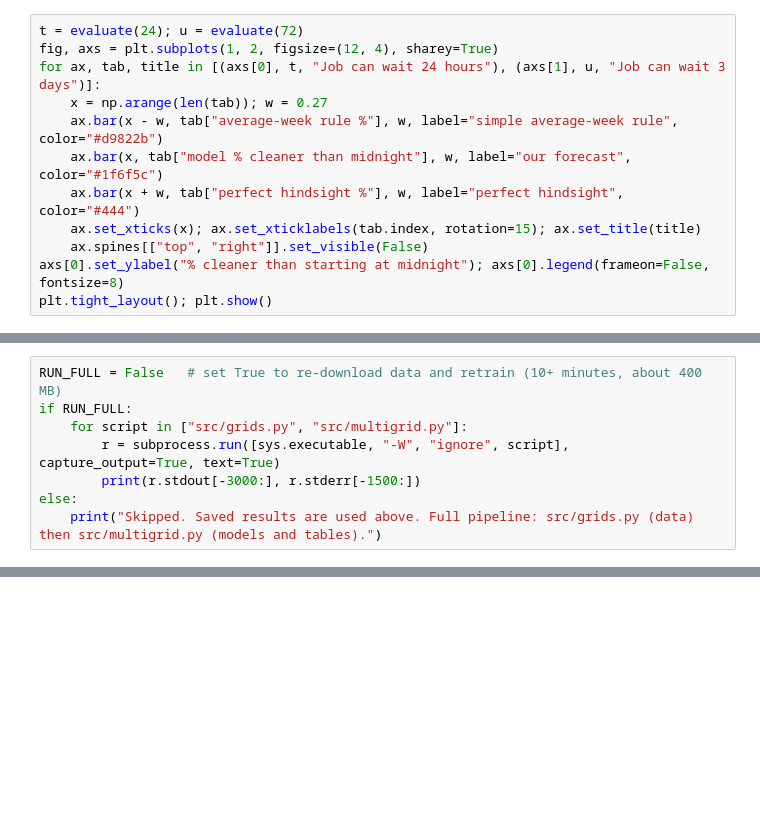
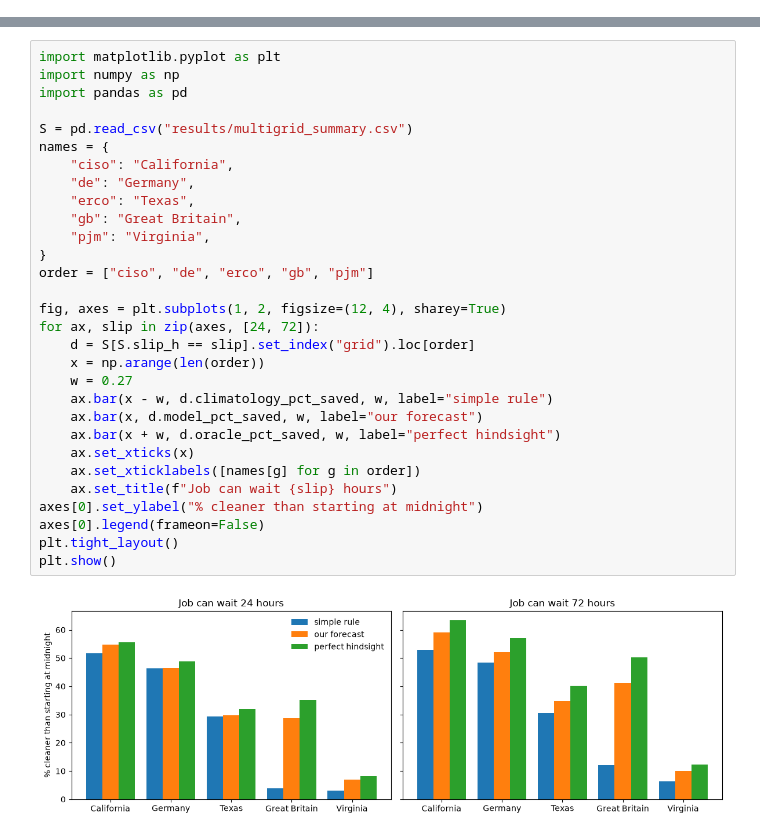
Before and after one commit to Harshal623/clean-hour, a Jupyter notebook: notebooks/clean_hour_colab.ipynb, the cells around one changed output, grey strips where cells are left out. Drawn from its saved outputs; the diff is of its cells as text; blank space fills up the shorter version.

Commit message:
Colab notebook now shows all code (writefile cells), retrains from bundled data; README mentions custom run time
Co-Authored-By: Claude Sonnet 5.5 <noreply@anthropic.com>

```diff
--- a/notebooks/clean_hour_colab.ipynb
+++ b/notebooks/clean_hour_colab.ipynb
@@ -122,12 +0,0 @@ Great Britain                120.0         93.3        115.4   85.5    77.9
-# %%
-t = evaluate(24); u = evaluate(72)
-fig, axs = plt.subplots(1, 2, figsize=(12, 4), sharey=True)
-for ax, tab, title in [(axs[0], t, "Job can wait 24 hours"), (axs[1], u, "Job can wait 3 days")]:
-    x = np.arange(len(tab)); w = 0.27
-    ax.bar(x - w, tab["average-week rule %"], w, label="simple average-week rule", color="#d9822b")
-    ax.bar(x, tab["model % cleaner than midnight"], w, label="our forecast", color="#1f6f5c")
-    ax.bar(x + w, tab["perfect hindsight %"], w, label="perfect hindsight", color="#444")
-    ax.set_xticks(x); ax.set_xticklabels(tab.index, rotation=15); ax.set_title(title)
-    ax.spines[["top", "right"]].set_visible(False)
-axs[0].set_ylabel("% cleaner than starting at midnight"); axs[0].legend(frameon=False, fontsize=8)
-plt.tight_layout(); plt.show()
@@ -183,8 +0,0 @@ App loaded OK. To open it locally run:  python app/app.py   then visit http://12
-# %%
-RUN_FULL = False   # set True to re-download data and retrain (10+ minutes, about 400 MB)
-if RUN_FULL:
-    for script in ["src/grids.py", "src/multigrid.py"]:
-        r = subprocess.run([sys.executable, "-W", "ignore", script], capture_output=True, text=True)
-        print(r.stdout[-3000:], r.stderr[-1500:])
-else:
-    print("Skipped. Saved results are used above. Full pipeline: src/grids.py (data) then src/multigrid.py (models and tables).")
@@ -195,0 +1341,32 @@ EIA-930 grid data (https://www.eia.gov/electricity/gridmonitor/), Energy-Charts
+# %%
+import matplotlib.pyplot as plt
+import numpy as np
+import pandas as pd
+
+S = pd.read_csv("results/multigrid_summary.csv")
+names = {
+    "ciso": "California",
+    "de": "Germany",
+    "erco": "Texas",
+    "gb": "Great Britain",
+    "pjm": "Virginia",
+}
+order = ["ciso", "de", "erco", "gb", "pjm"]
+
+fig, axes = plt.subplots(1, 2, figsize=(12, 4), sharey=True)
+for ax, slip in zip(axes, [24, 72]):
+    d = S[S.slip_h == slip].set_index("grid").loc[order]
+    x = np.arange(len(order))
+    w = 0.27
+    ax.bar(x - w, d.climatology_pct_saved, w, label="simple rule")
+    ax.bar(x, d.model_pct_saved, w, label="our forecast")
+    ax.bar(x + w, d.oracle_pct_saved, w, label="perfect hindsight")
+    ax.set_xticks(x)
+    ax.set_xticklabels([names[g] for g in order])
+    ax.set_title(f"Job can wait {slip} hours")
+axes[0].set_ylabel("% cleaner than starting at midnight")
+axes[0].legend(frameon=False)
+plt.tight_layout()
+plt.show()
+# %% [output]
+[figure, added]
```
Also changed, not shown: parts of 45 cells of this notebook, 2 other files.
